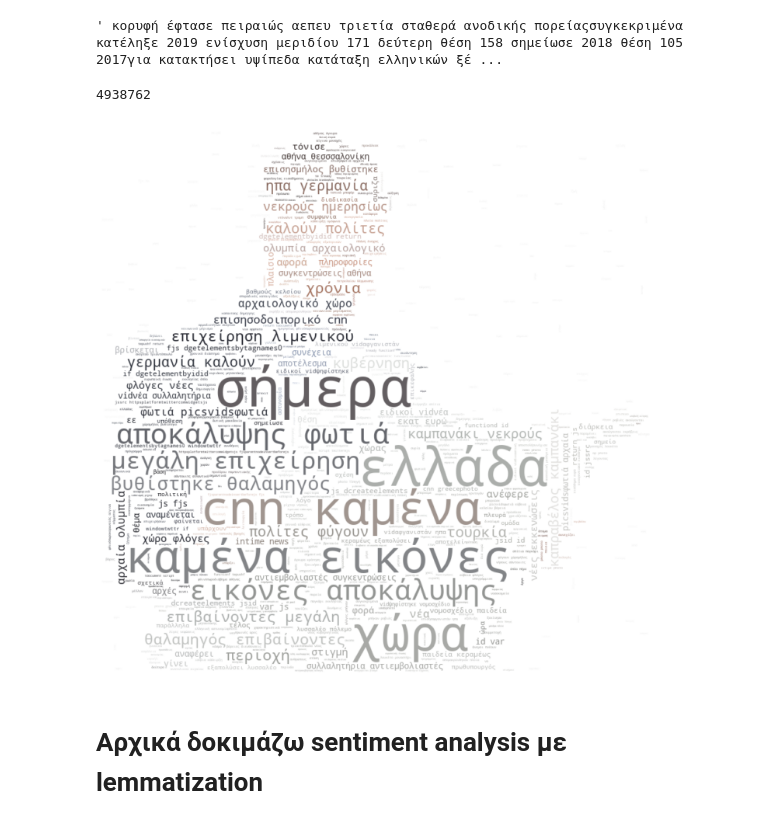
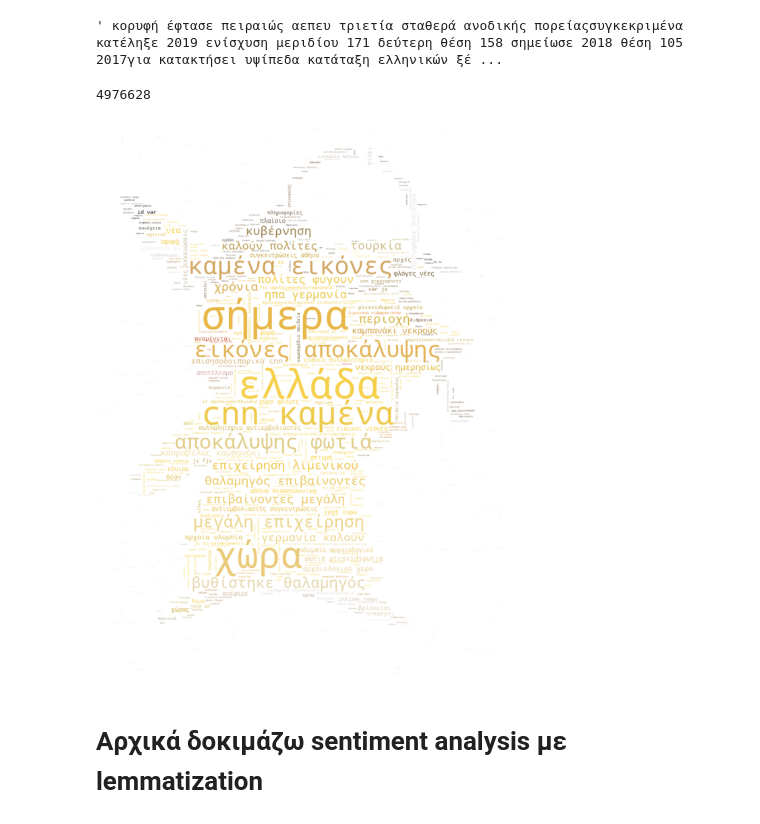
Before and after one commit to BANDITQUEEN/thesis, a Jupyter notebook: Analyze_CNN_stories.ipynb, the cells around one changed output. Drawn from its saved outputs; the diff is of its cells as text; code cells hidden in the pictures.

```diff
--- a/Analyze_CNN_stories.ipynb
+++ b/Analyze_CNN_stories.ipynb
@@ -211,4 +211,4 @@ data['uniq_wds_body'].head()
 4    141
 Name: uniq_wds_body, dtype: int64
 # %%
-data[data['num_wds'] > 70 ].dropna()
+data = data[data['num_wds'] > 70 ].dropna()
@@ -309,37 +295,41 @@ data['without_stopwords'][2]
 ' κορυφή έφτασε πειραιώς αεπευ τριετία σταθερά ανοδικής πορείαςσυγκεκριμένα κατέληξε 2019 ενίσχυση μεριδίου 171 δεύτερη θέση 158 σημείωσε 2018 θέση 105 2017για κατακτήσει υψίπεδα κατάταξη ελληνικών ξέ ...
 # %%
 text_body = " ".join(words for words in data.without_stopwords)
+# %%
+import requests
+from io import BytesIO
+response = requests.get("https://www.pinclipart.com/picdir/middle/522-5225314_transparent-detective-pikachu-png-clipart.png")
 # %%
 len(text_body)
 # %% [output]
-4938762
+4976628
 # %%
 from os import path, getcwd
 from PIL import Image
 import numpy as np
 import matplotlib.pyplot as plt
 from wordcloud import WordCloud, ImageColorGenerator
 
 from wordcloud import WordCloud, STOPWORDS
 
 d = getcwd()
 w_stopwords = gr_stop_words
 w_stopwords.update(['greece','πλήρως','δήλωσε','κάνει','είπε','κάνουν','βρίσκονται','δύο','υπάρχει', 'λέει','σύμφωνα', 'επισησέρχεται', 'κρούσματα', 'κρουσμάτων', 'lockdown', 'εμβολιασμένος', 'μεθ'])
 
 ## image from PublicDomainPictures.net
 ## http://www.publicdomainpictures.net/view-image.php?image=232185&picture=family-gathering
-mask = np.array(Image.open(path.join(d, "news.jpg")))
+mask = np.array(Image.open(BytesIO(response.content)))
 wc = WordCloud(stopwords = w_stopwords, background_color="white", max_words=1000, mask=mask,
                max_font_size=90, random_state=42)
 wc.generate(text_body)
 # create coloring from image
 image_colors = ImageColorGenerator(mask)
-plt.figure(figsize=[13,13])
+plt.figure(figsize=[15,15])
 plt.imshow(wc.recolor(color_func=image_colors), interpolation="bilinear")
 plt.axis("off")
 _=plt.show()
 # %% [output]
-[figure, old version]
+[figure, new version]
 # %% [markdown]
 # **Αρχικά δοκιμάζω sentiment analysis με lemmatization**
 # %%
```
Also changed, not shown: parts of 15 cells of this notebook.
